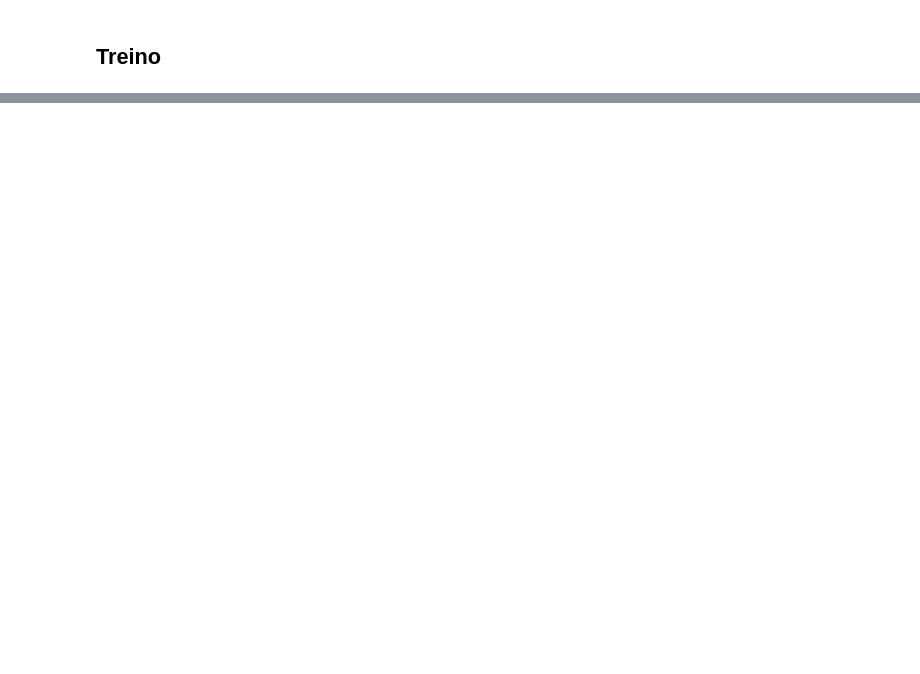
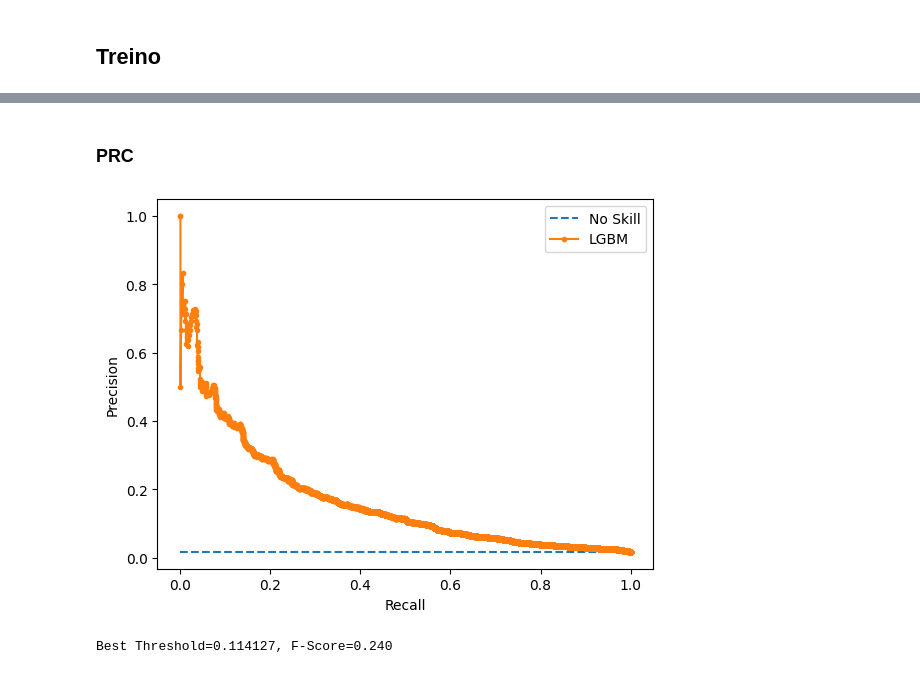
Before and after one commit to ImagineDogs/DesafioITA, a Jupyter notebook: lightgbm.ipynb, the cells around one changed output, grey strips where cells are left out. Cells and saved outputs as stored; diff of their text form; code cells hidden in the pictures; blank space fills up the shorter version.

```diff
--- a/lightgbm.ipynb
+++ b/lightgbm.ipynb
@@ -84,0 +215,28 @@ plt.show()
+# %% [markdown]
+### PRC
+# %%
+# calcula a curva
+precision, recall, thresholds = precision_recall_curve(y_test, y_pred)
+
+# grafico
+no_skill = len(y_test[y_test==1]) / len(y_test)
+plt.plot([0,1], [no_skill,no_skill], linestyle='--', label='No Skill')
+plt.plot(recall, precision, marker='.', label='LGBM')
+
+# titulos
+plt.xlabel('Recall')
+plt.ylabel('Precision')
+plt.legend()
+
+plt.show()
+# %% [output]
+[figure, added]
+# %%
+# medida F
+fscore = (2 * precision * recall) / (precision + recall + 0.00001)
+
+# índice do maior F
+ix = argmax(fscore)
+print('Best Threshold=%f, F-Score=%.3f' % (thresholds[ix], fscore[ix]))
+# %% [output]
+Best Threshold=0.114127, F-Score=0.240
```
Also changed, not shown: parts of 35 cells of this notebook, 10 other files.
